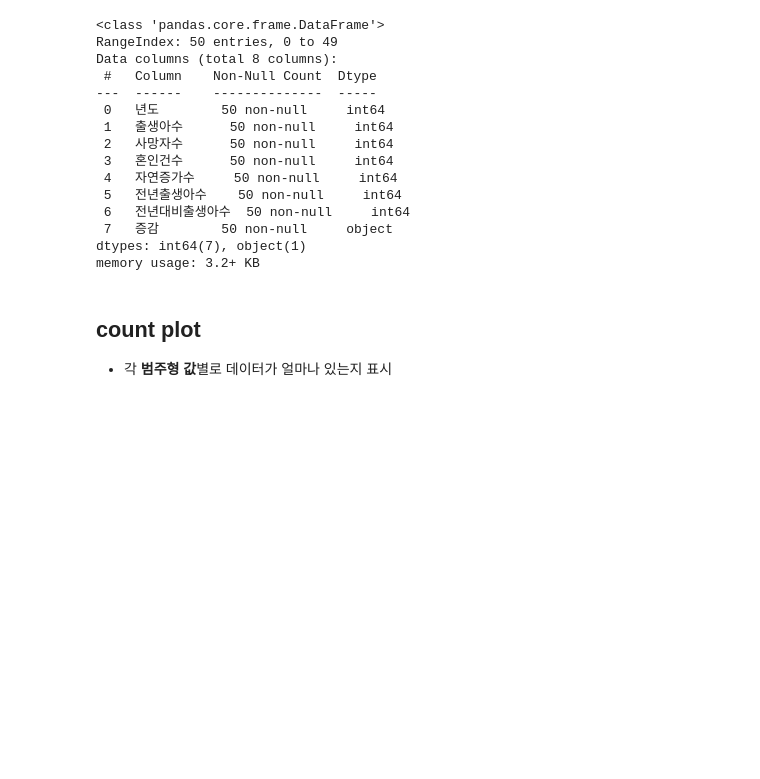
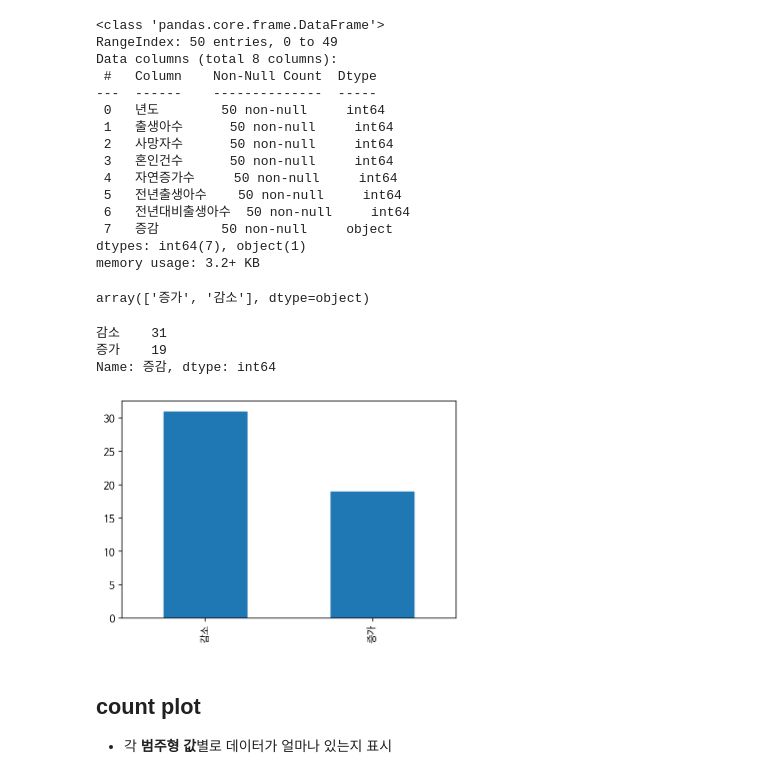
Before and after one commit to cybermin/2022_BSSM, a Jupyter notebook: 02_pandas_basic.ipynb, the cells around one changed output. Cells and saved outputs as stored; diff of their text form; code cells hidden in the pictures; blank space fills up the shorter version.

```diff
--- a/02_pandas_basic.ipynb
+++ b/02_pandas_basic.ipynb
@@ -195,6 +225,23 @@ Data columns (total 8 columns):
  7   증감        50 non-null     object
 dtypes: int64(7), object(1)
 memory usage: 3.2+ KB
+# %%
+df['증감'].unique()
+# %% [output]
+array(['증가', '감소'], dtype=object)
+# %%
+df2 = df['증감'].value_counts()
+# %%
+df2
+# %% [output]
+감소    31
+증가    19
+Name: 증감, dtype: int64
+# %%
+df2.plot(kind='bar')
+plt.show()
+# %% [output]
+[figure, added]
 # %% [markdown]
 ## count plot
 + 각 **범주형 값**별로 데이터가 얼마나 있는지 표시
```
Also changed, not shown: parts of 8 cells of this notebook.
